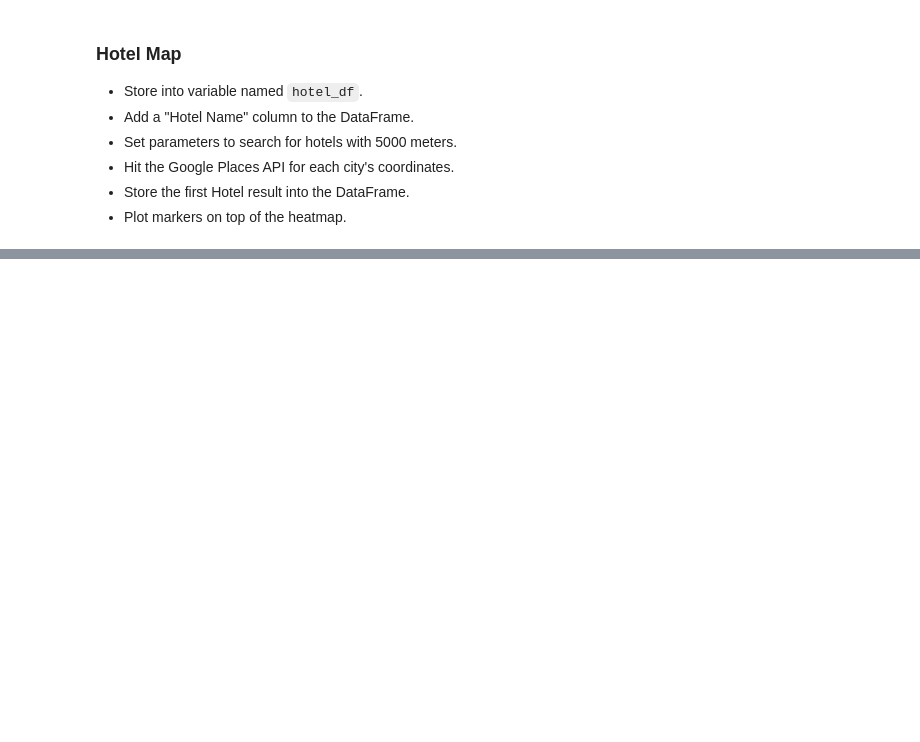
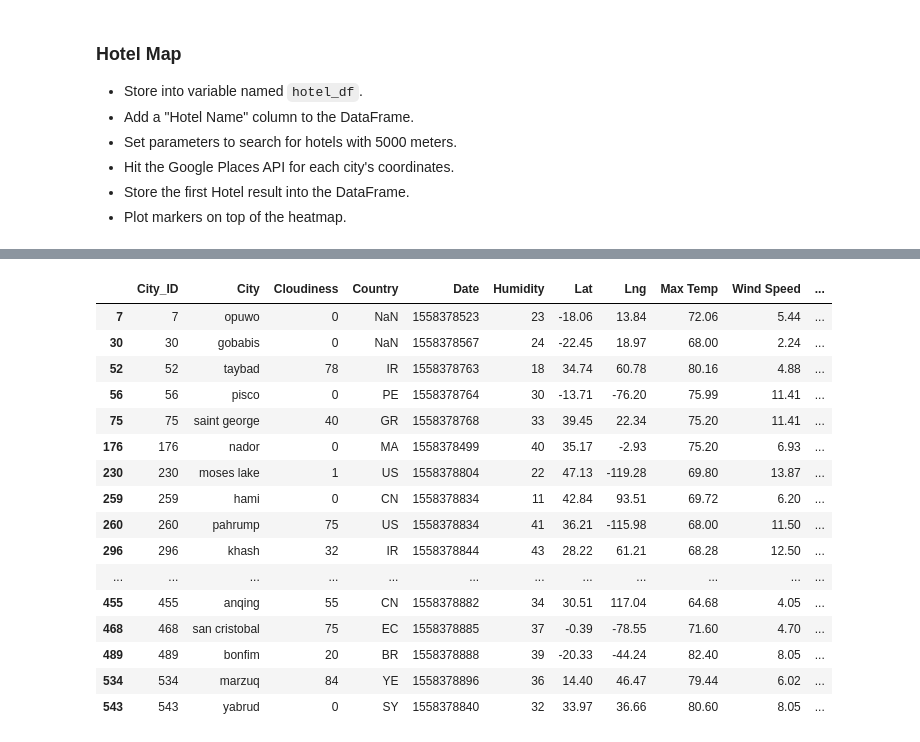
Before and after one commit to Carly-Jane/Python_API_Homework_Carly_Wieland, a Jupyter notebook: starter_code/VacationPy.ipynb, the cells around one changed output, grey strips where cells are left out. Drawn from its saved outputs; the diff is of its cells as text; code cells hidden in the pictures; blank space fills up the shorter version.

```diff
--- a/starter_code/VacationPy.ipynb
+++ b/starter_code/VacationPy.ipynb
@@ -98,12 +101,14 @@ draft_cities_df.head(10)
 | 8 | 8 | tiksi | 95 | RU | 1558378756 | 88 | 71.64 | 128.87 | 14.10 | 15.70 |
 | 9 | 9 | pushkinskiye gory | 6 | RU | 1558378756 | 70 | 57.02 | 28.91 | 65.04 | 6.93 |
 # %%
-# Narrow down the DataFrame to find your ideal weather condition. For example:
-# ** A max temperature lower than 27 degrees but higher than 21.
-# ** Wind speed less than 15 kph.
-# ** Zero cloudiness.
+# Carlys Personal Criteria
+# Humidity less than 45%
+# max temperature lower than 28 degrees but higher than 18.
+# wind speed less than 15 kph.
 # ** Drop any rows that don't contain all three conditions. You want to be sure the weather is ideal.
 
-# My criteria
-# Humidity less than 45%
-# max temperature lower than 27 degrees but higher than 21.
+holiday_destinations_df = draft_cities_df[(draft_cities_df["Humidity"] < 45) &
+                                            (draft_cities_df["Wind Speed"] < 15) &
+                                            (draft_cities_df["Max Temp"] < 84) &
+                                            (draft_cities_df["Max Temp"] > 64)]
+holiday_destinations_df
@@ -188,0 +141,22 @@ draft_hotel_df
+# %%
+holiday_destinations_df = holiday_destinations_df
+holiday_destinations_df["Hotel Name"] = " "
+holiday_destinations_df
+# %% [output]
+|  | City_ID | City | Cloudiness | Country | Date | Humidity | Lat | Lng | Max Temp | Wind Speed | ... |
+| 7 | 7 | opuwo | 0 | NaN | 1558378523 | 23 | -18.06 | 13.84 | 72.06 | 5.44 | ... |
+| 30 | 30 | gobabis | 0 | NaN | 1558378567 | 24 | -22.45 | 18.97 | 68.00 | 2.24 | ... |
+| 52 | 52 | taybad | 78 | IR | 1558378763 | 18 | 34.74 | 60.78 | 80.16 | 4.88 | ... |
+| 56 | 56 | pisco | 0 | PE | 1558378764 | 30 | -13.71 | -76.20 | 75.99 | 11.41 | ... |
+| 75 | 75 | saint george | 40 | GR | 1558378768 | 33 | 39.45 | 22.34 | 75.20 | 11.41 | ... |
+| 176 | 176 | nador | 0 | MA | 1558378499 | 40 | 35.17 | -2.93 | 75.20 | 6.93 | ... |
+| 230 | 230 | moses lake | 1 | US | 1558378804 | 22 | 47.13 | -119.28 | 69.80 | 13.87 | ... |
+| 259 | 259 | hami | 0 | CN | 1558378834 | 11 | 42.84 | 93.51 | 69.72 | 6.20 | ... |
+| 260 | 260 | pahrump | 75 | US | 1558378834 | 41 | 36.21 | -115.98 | 68.00 | 11.50 | ... |
+| 296 | 296 | khash | 32 | IR | 1558378844 | 43 | 28.22 | 61.21 | 68.28 | 12.50 | ... |
+| ... | ... | ... | ... | ... | ... | ... | ... | ... | ... | ... | ... |
+| 455 | 455 | anqing | 55 | CN | 1558378882 | 34 | 30.51 | 117.04 | 64.68 | 4.05 | ... |
+| 468 | 468 | san cristobal | 75 | EC | 1558378885 | 37 | -0.39 | -78.55 | 71.60 | 4.70 | ... |
+| 489 | 489 | bonfim | 20 | BR | 1558378888 | 39 | -20.33 | -44.24 | 82.40 | 8.05 | ... |
+| 534 | 534 | marzuq | 84 | YE | 1558378896 | 36 | 14.40 | 46.47 | 79.44 | 6.02 | ... |
+| 543 | 543 | yabrud | 0 | SY | 1558378840 | 32 | 33.97 | 36.66 | 80.60 | 8.05 | ... |
```
Also changed, not shown: parts of 10 cells of this notebook.
